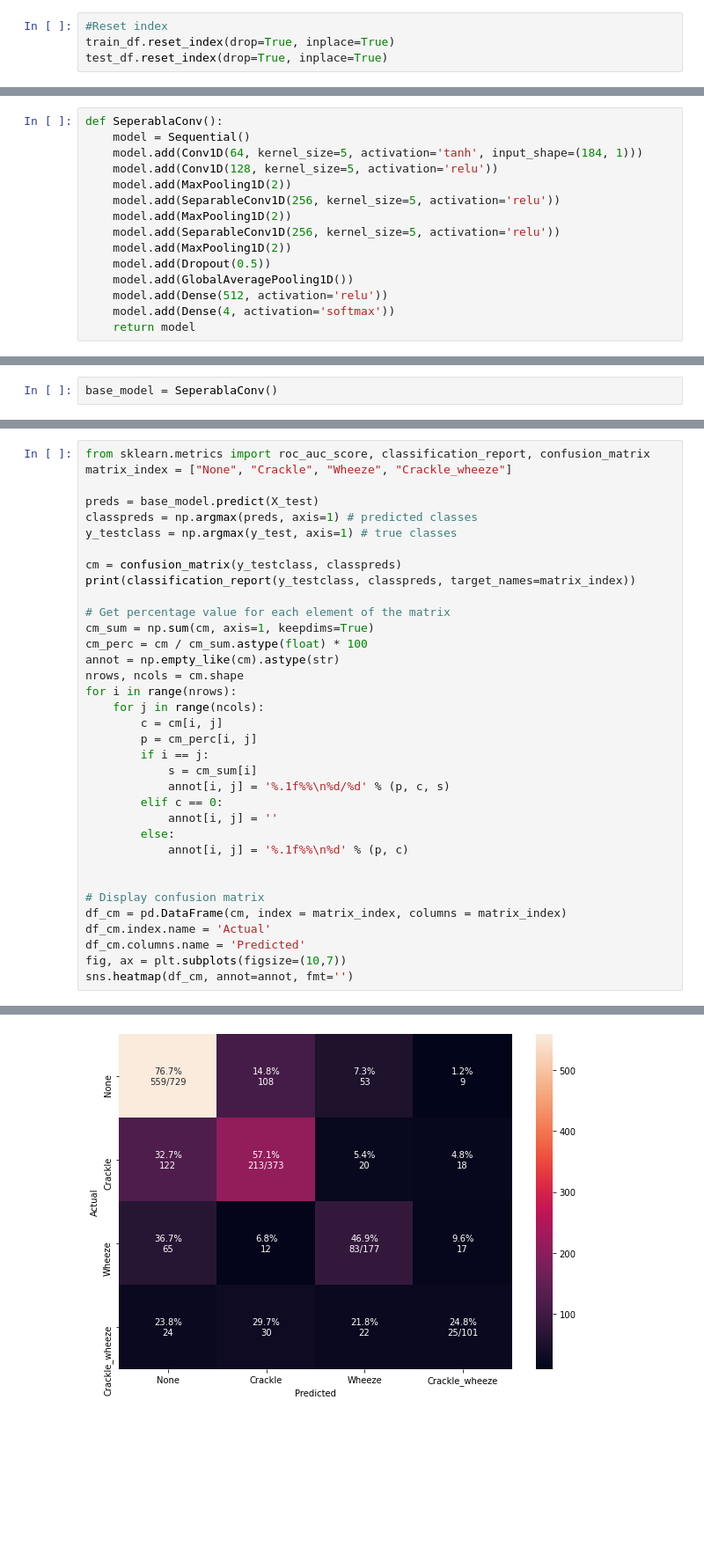
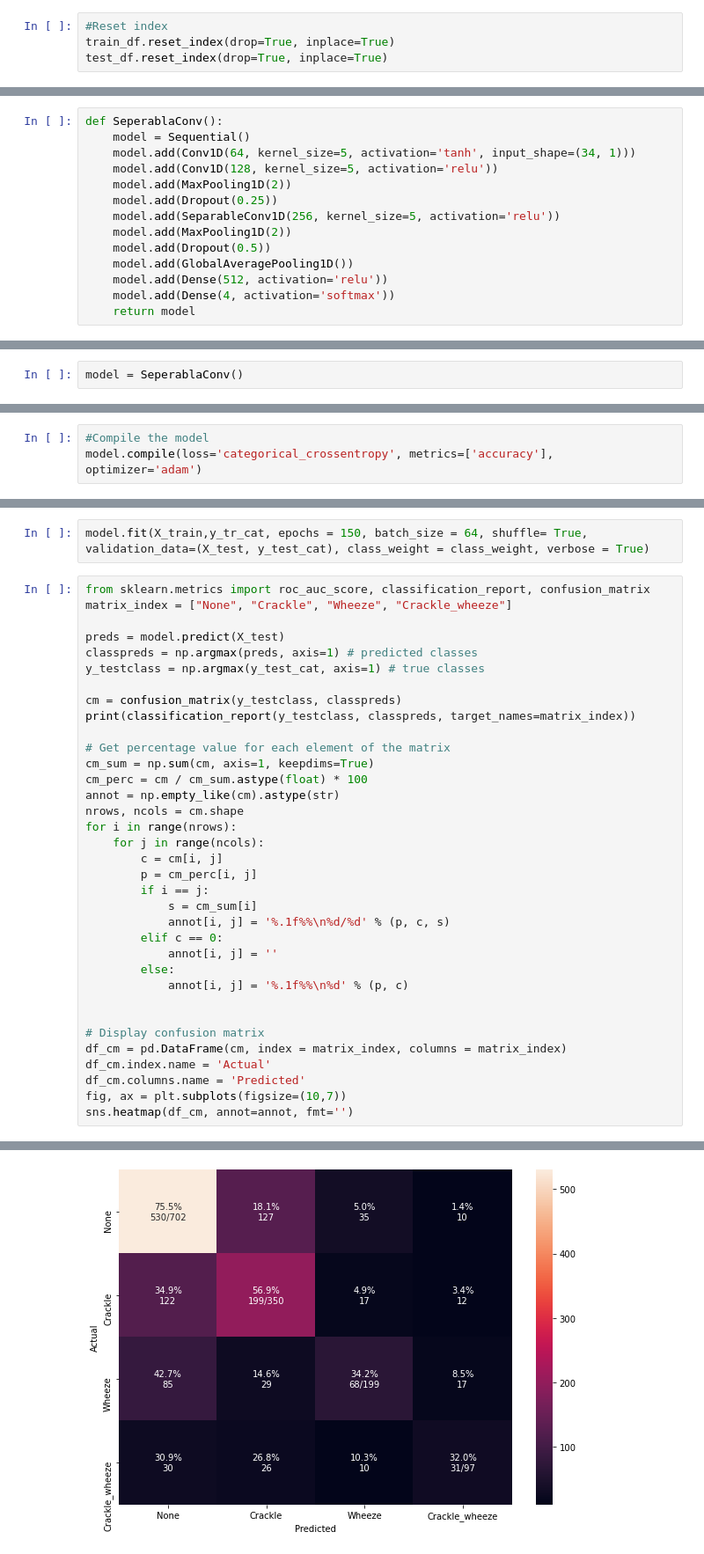
Before and after one commit to priyanshi9692/Adaptive-and-Heuristic-AI-enabled-IoT-Edge-for-high-risk-and-rural-patients, a Jupyter notebook: machinelearning/Respiratory/respiratory_1dconv.ipynb, the cells around one changed output, grey strips where cells are left out. Shown at 88% size. Cells and saved outputs as stored; diff of their text form; blank space fills up the shorter version.

Commit message:
Updated models

```diff
--- a/machinelearning/Respiratory/respiratory_1dconv.ipynb
+++ b/machinelearning/Respiratory/respiratory_1dconv.ipynb
@@ -118,11 +144,10 @@ class_weight = compute_class_weight('balanced', np.unique(y_), y_)
 # %%
 def SeperablaConv():
     model = Sequential()
-    model.add(Conv1D(64, kernel_size=5, activation='tanh', input_shape=(184, 1)))
+    model.add(Conv1D(64, kernel_size=5, activation='tanh', input_shape=(34, 1)))
     model.add(Conv1D(128, kernel_size=5, activation='relu'))
     model.add(MaxPooling1D(2))
-    model.add(SeparableConv1D(256, kernel_size=5, activation='relu'))
-    model.add(MaxPooling1D(2))
+    model.add(Dropout(0.25))
     model.add(SeparableConv1D(256, kernel_size=5, activation='relu'))
     model.add(MaxPooling1D(2))
     model.add(Dropout(0.5))
@@ -151,4 +176,4 @@ Trainable params: 275,844
 Non-trainable params: 0
 _________________________________________________________________
 # %%
-base_model = SeperablaConv()
+model = SeperablaConv()
@@ -175,0 +180,3 @@ Epoch 70/70
+# %%
+#Compile the model
+model.compile(loss='categorical_crossentropy', metrics=['accuracy'], optimizer='adam')
@@ -176,10 +188,12 @@ Epoch 70/70
+# %%
+model.fit(X_train,y_tr_cat, epochs = 150, batch_size = 64, shuffle= True,  validation_data=(X_test, y_test_cat), class_weight = class_weight, verbose = True)
 # %%
 from sklearn.metrics import roc_auc_score, classification_report, confusion_matrix
 matrix_index = ["None", "Crackle", "Wheeze", "Crackle_wheeze"]
 
-preds = base_model.predict(X_test)
+preds = model.predict(X_test)
 classpreds = np.argmax(preds, axis=1) # predicted classes
-y_testclass = np.argmax(y_test, axis=1) # true classes
+y_testclass = np.argmax(y_test_cat, axis=1) # true classes
 
 cm = confusion_matrix(y_testclass, classpreds)
 print(classification_report(y_testclass, classpreds, target_names=matrix_index))
@@ -222,2 +236,2 @@ Crackle_wheeze       0.36      0.25      0.29       101
 <matplotlib.axes._subplots.AxesSubplot at 0x...>
-[figure, old version]
+[figure, new version]
```
Also changed, not shown: parts of 33 cells of this notebook, 9 other files.
